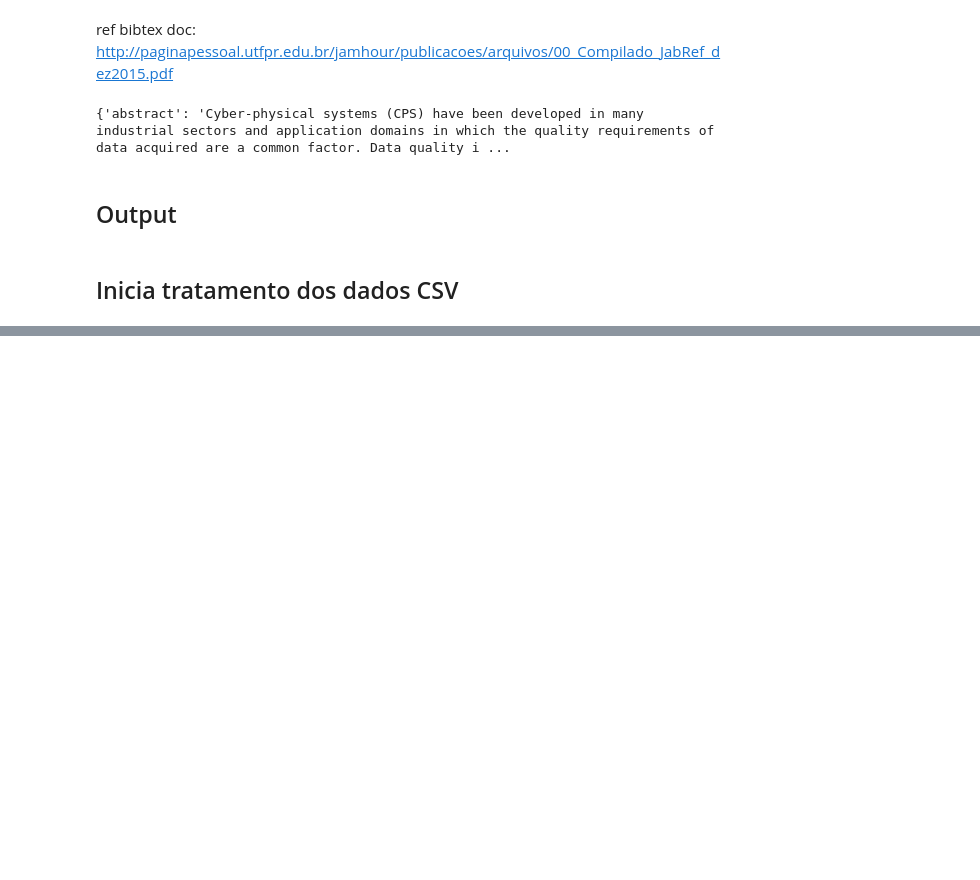
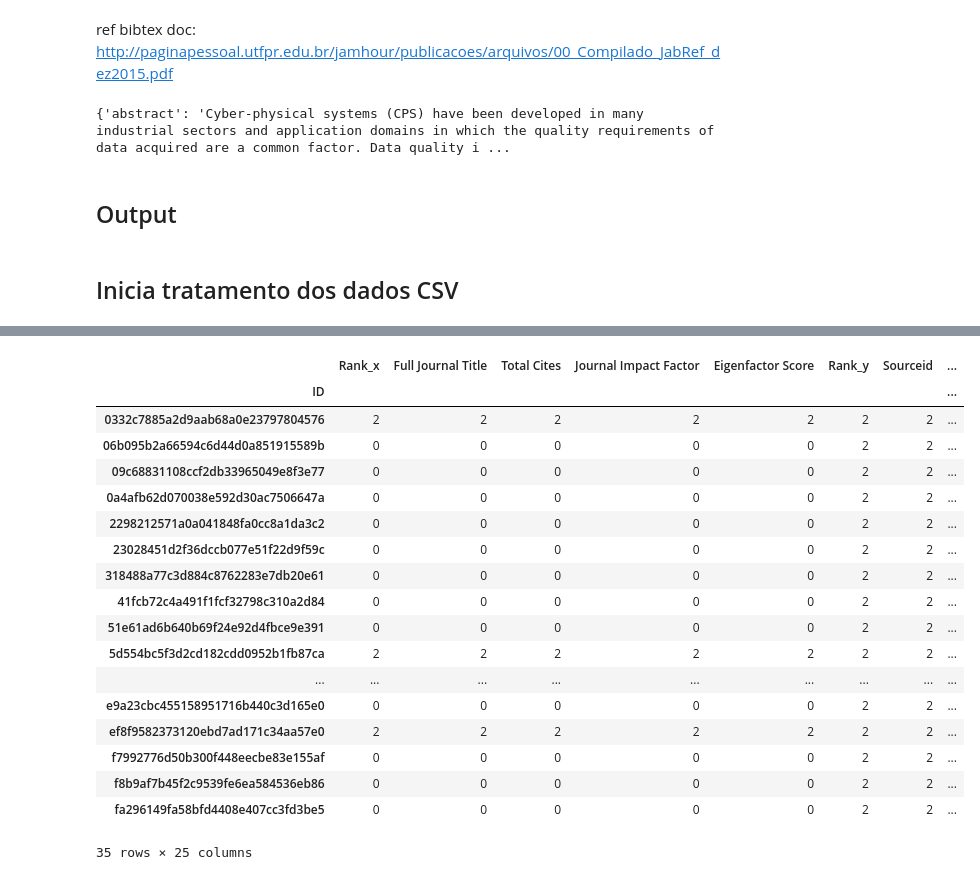
Before and after one commit to Victor-PTFLO/BibtexDataQuality, a Jupyter notebook: sandbox/Import_Bibtex_nb.ipynb, the cells around one changed output, grey strips where cells are left out. Saved outputs shown, nothing was run; the diff lists cells and outputs as text; code cells hidden in the pictures; blank space fills up the shorter version.

```diff
--- a/sandbox/Import_Bibtex_nb.ipynb
+++ b/sandbox/Import_Bibtex_nb.ipynb
@@ -168,0 +158,24 @@ type_output_file('csv', 'output', output_path)
+# %%
+import pandas as pd
+import re
+import hashlib
+
+source_excel = "C:\\Users\\victo\\PycharmProjects\\BibtexDataQuality\\source\\excel\\"
+lst_excel = arquivos(source_excel)
+
+def rmscaract(text):
+    result = [re.sub(r"[^a-zA-Z0-9]","", normalize('NFKD', words).encode('ASCII','ignore').decode('ASCII').lower()) for words in text]
+    return result
+
+def hashkey(strkeys):
+    stringadjs = rmscaract(strkeys)
+    hashresult = [hashlib.md5(ikeys.encode()).hexdigest() for ikeys in stringadjs]
+    return hashresult
+# %%
+dfjcs = pd.read_csv(lst_excel['jcs_2020.csv'], delimiter=';').drop_duplicates()
+
+dfjcs = dfjcs[['Rank', 'Full Journal Title','Total Cites', 'Journal Impact Factor', 'Eigenfactor Score']]
+
+dfjcs['ID'] =  hashkey(dfjcs['Full Journal Title'])
+
+dfjcs['ID'].count()
@@ -168,0 +184,7 @@ type_output_file('csv', 'output', output_path)
+# %%
+dfscimago = pd.read_csv(lst_excel['scimagojr 2020.csv'], delimiter=';').drop_duplicates()
+
+dfscimago['ID'] =  hashkey(dfscimago['Title'])
+# dfscimago['issnkey'] =  dfscimago['Issn'].replace(',', '')
+
+dfscimago['ID'].count()
@@ -168,0 +193,4 @@ type_output_file('csv', 'output', output_path)
+# %%
+dfjoin = dfjcs.merge(dfscimago, left_on=['ID'], right_on=['ID'],how='outer')
+
+dfjoin[['Full Journal Title','Title']].count()
@@ -168,0 +208,23 @@ type_output_file('csv', 'output', output_path)
+# %%
+dup = dfjoin.groupby('ID').count()
+display(dup.query('Issn == 2'))
+# %% [output]
+|  | Rank_x | Full Journal Title | Total Cites | Journal Impact Factor | Eigenfactor Score | Rank_y | Sourceid | ... |
+| ID |  |  |  |  |  |  |  | ... |
+| 0332c7885a2d9aab68a0e23797804576 | 2 | 2 | 2 | 2 | 2 | 2 | 2 | ... |
+| 06b095b2a66594c6d44d0a851915589b | 0 | 0 | 0 | 0 | 0 | 2 | 2 | ... |
+| 09c68831108ccf2db33965049e8f3e77 | 0 | 0 | 0 | 0 | 0 | 2 | 2 | ... |
+| 0a4afb62d070038e592d30ac7506647a | 0 | 0 | 0 | 0 | 0 | 2 | 2 | ... |
+| 2298212571a0a041848fa0cc8a1da3c2 | 0 | 0 | 0 | 0 | 0 | 2 | 2 | ... |
+| 23028451d2f36dccb077e51f22d9f59c | 0 | 0 | 0 | 0 | 0 | 2 | 2 | ... |
+| 318488a77c3d884c8762283e7db20e61 | 0 | 0 | 0 | 0 | 0 | 2 | 2 | ... |
+| 41fcb72c4a491f1fcf32798c310a2d84 | 0 | 0 | 0 | 0 | 0 | 2 | 2 | ... |
+| 51e61ad6b640b69f24e92d4fbce9e391 | 0 | 0 | 0 | 0 | 0 | 2 | 2 | ... |
+| 5d554bc5f3d2cd182cdd0952b1fb87ca | 2 | 2 | 2 | 2 | 2 | 2 | 2 | ... |
+| ... | ... | ... | ... | ... | ... | ... | ... | ... |
+| e9a23cbc455158951716b440c3d165e0 | 0 | 0 | 0 | 0 | 0 | 2 | 2 | ... |
+| ef8f9582373120ebd7ad171c34aa57e0 | 2 | 2 | 2 | 2 | 2 | 2 | 2 | ... |
+| f7992776d50b300f448eecbe83e155af | 0 | 0 | 0 | 0 | 0 | 2 | 2 | ... |
+| f8b9af7b45f2c9539fe6ea584536eb86 | 0 | 0 | 0 | 0 | 0 | 2 | 2 | ... |
+| fa296149fa58bfd4408e407cc3fd3be5 | 0 | 0 | 0 | 0 | 0 | 2 | 2 | ... |
+35 rows × 25 columns
```
Also changed, not shown: parts of 5 cells of this notebook, 1 other file.
